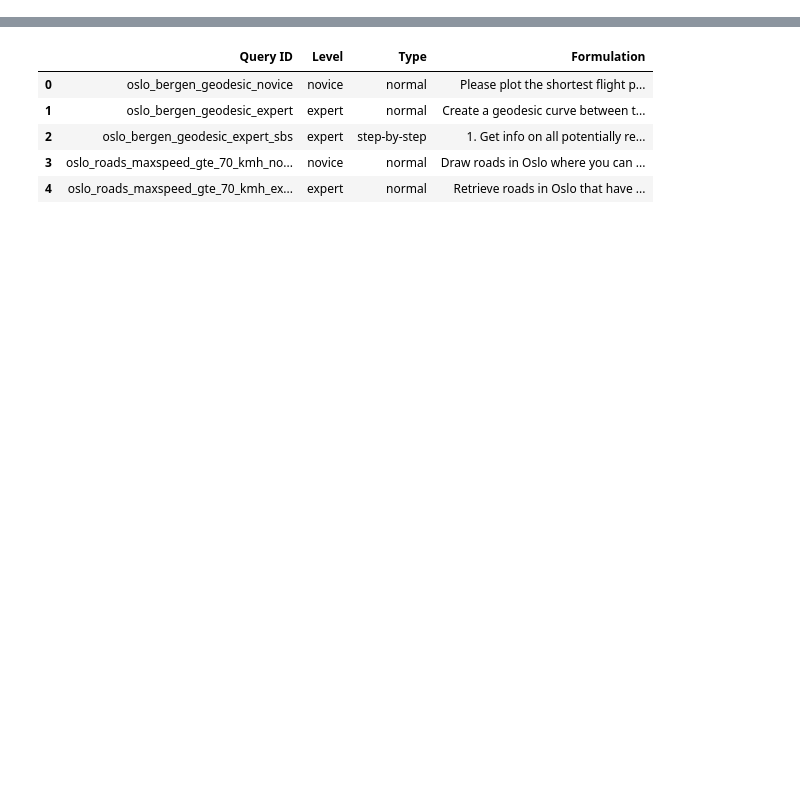
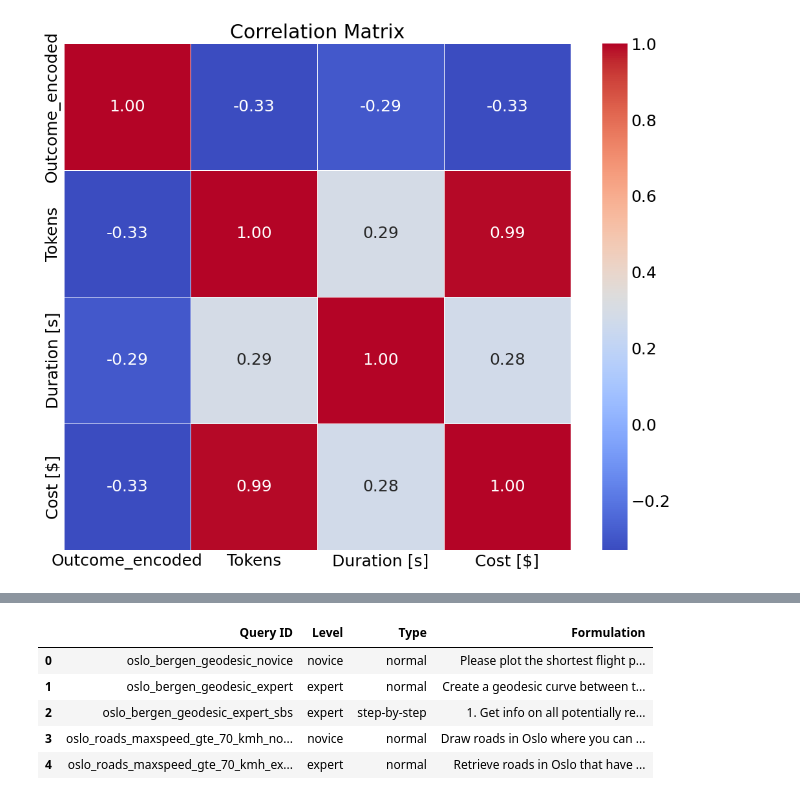
Before and after one commit to oskarhlm/masters-thesis, a Jupyter notebook: src/benchmarking/benchmarking.ipynb, the cells around one changed output, grey strips where cells are left out. Drawn from its saved outputs; the diff is of its cells as text; code cells hidden in the pictures; blank space fills up the shorter version.

```diff
--- a/src/benchmarking/benchmarking.ipynb
+++ b/src/benchmarking/benchmarking.ipynb
@@ -35,0 +36,26 @@ tests_df.head()
+# %%
+import matplotlib.pyplot as plt
+import seaborn as sns
+from sklearn.preprocessing import LabelEncoder
+
+label_encoder = LabelEncoder()
+
+custom_mapping = {
+    'success': 2,
+    'partial success': 1,
+    'failure': 0
+}
+
+tests_df['Outcome_encoded'] = tests_df['Outcome'].map(custom_mapping)
+
+correlation_matrix = tests_df[['Outcome_encoded',
+                         'Tokens', 'Duration [s]', 'Cost [$]']].corr()
+
+plt.figure(figsize=(10, 8))
+sns.heatmap(correlation_matrix, annot=True,
+            cmap='coolwarm', fmt=".2f", linewidths=.5)
+plt.title('Correlation Matrix')
+plt.savefig(figs_path / 'correlation_matrix.png')
+plt.show()
+# %% [output]
+[figure, added]
```
Also changed, not shown: parts of 8 cells of this notebook, 40 other files.
